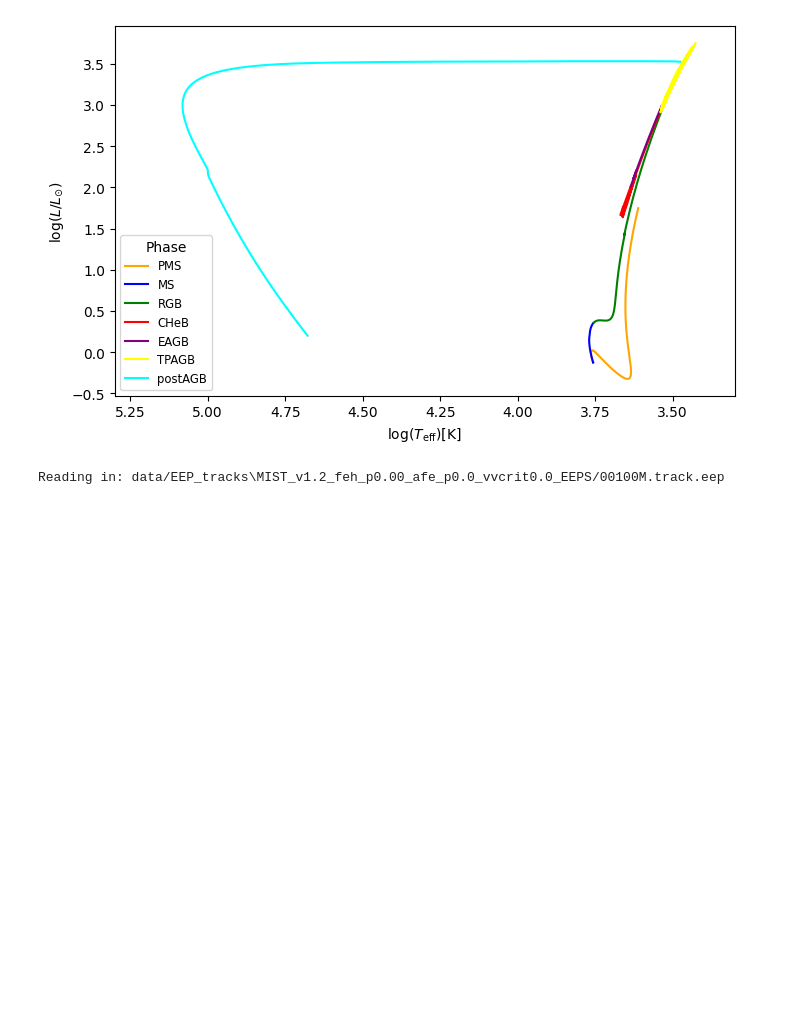
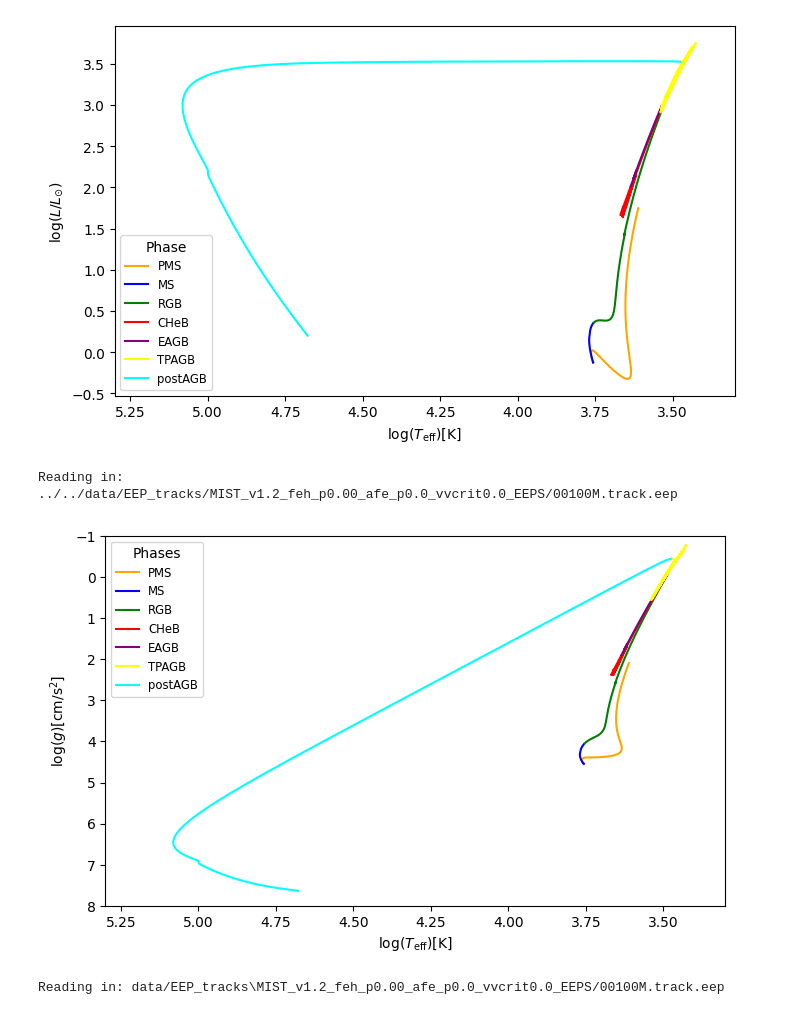
Before and after one commit to anpirott/thesis, a Jupyter notebook: notebooks/physics/MIST_data_exploration.ipynb, the cells around one changed output. Saved outputs shown, nothing was run; the diff lists cells and outputs as text; code cells hidden in the pictures; blank space fills up the shorter version.

```diff
--- a/notebooks/physics/MIST_data_exploration.ipynb
+++ b/notebooks/physics/MIST_data_exploration.ipynb
@@ -754,6 +754,44 @@ plt.show()
 # %% [output]
 Reading in: data/EEP_tracks\MIST_v1.2_feh_p0.00_afe_p0.0_vvcrit0.0_EEPS/00100M.track.eep
 [figure]
+# %%
+import physics.read_mist_models as read_mist_models
+import matplotlib.pyplot as plt
+import matplotlib.lines as mlines
+import numpy as np
+import sys
+
+phases=[-1, 0, 2, 3, 4, 5, 6, 9]
+phasecolor=['black', 'blue', 'green', 'red', 'purple', 'yellow', 'cyan', 'grey']
+
+c_dict = {-1 : "orange", 0 : "blue", 2 : "green", 3 : "red", 4 : "purple", 5 : "yellow", 6 : "cyan"}
+phase_dict = {-1 : "PMS", 0 : "MS", 2 : "RGB", 3 : "CHeB", 4 : "EAGB", 5 : "TPAGB", 6 : "postAGB"}
+
+evo_tracks = read_mist_models.EEP('../../data/EEP_tracks/MIST_v1.2_feh_p0.00_afe_p0.0_vvcrit0.0_EEPS/00100M.track.eep')
+
+eeps = evo_tracks.read_eep_file()[5]
+
+logTeff = eeps['log_Teff']
+logg = eeps['log_g']
+phase_list = eeps['phase']
+
+for phase in c_dict.keys():
+    if phase in phase_list:
+        plt.plot(logTeff[phase_list == phase], logg[phase_list == phase], c=c_dict[phase])
+
+plt.xlim(5.3, 3.3)
+plt.ylim(8, -1)
+plt.xlabel(xlabel_HR_Kiel)
+plt.ylabel(ylabel_Kiel)
+plt.legend(title=legend_title_phase, fontsize="small",
+           handles = [mlines.Line2D([], [], color=c_dict[key], label=f"{phase_dict[key]}") for key in c_dict.keys()])
+# plt.title("Evolutionary track of a star with 1 solar mass")
+# plt.savefig("C:/Users/antoi/Code/unif/MA2/Thèse/img/mes_images/evolutionary_track_sun_mass.pdf", format="pdf")
+
+plt.show()
+# %% [output]
+Reading in: ../../data/EEP_tracks/MIST_v1.2_feh_p0.00_afe_p0.0_vvcrit0.0_EEPS/00100M.track.eep
+[figure, added]
 # %%
 import physics.read_mist_models as read_mist_models
 import matplotlib.pyplot as plt
```
Also changed, not shown: 3 other files.
